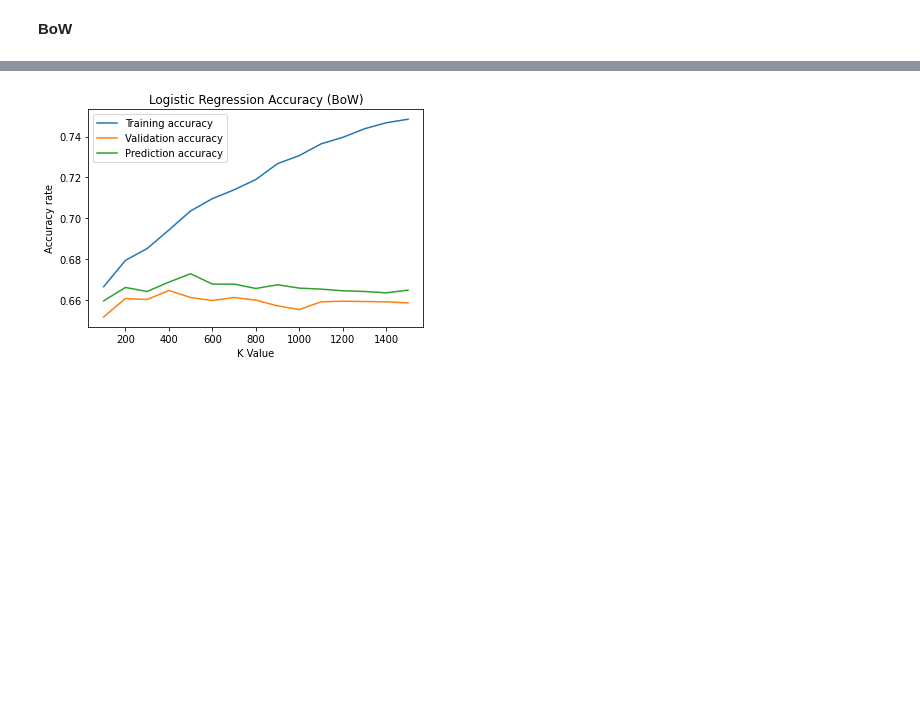
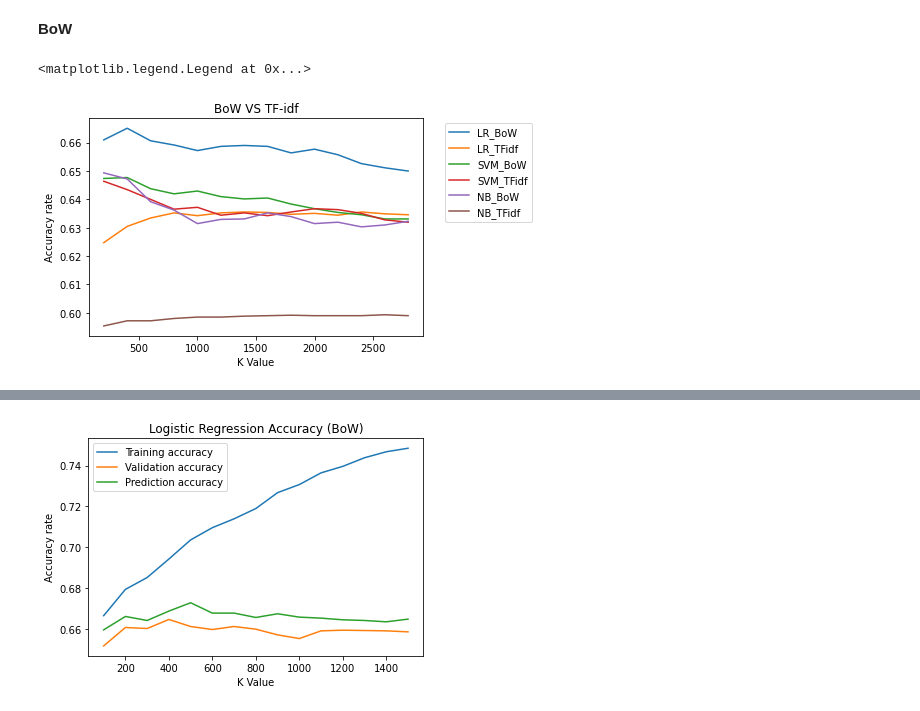
Before and after one commit to RicardoXXXXXX/Tweet-s-sentiment-prediction, a Jupyter notebook: COMP30027-Assignment2 (new).ipynb, the cells around one changed output, grey strips where cells are left out. Cells and saved outputs as stored; diff of their text form; code cells hidden in the pictures; blank space fills up the shorter version.

```diff
--- a/COMP30027-Assignment2 (new).ipynb
+++ b/COMP30027-Assignment2 (new).ipynb
@@ -210,7 +210,7 @@ tfidf_vectorizer = TfidfVectorizer(ngram_range=(1,2))
 X_train_tfidf_12 = tfidf_vectorizer.fit_transform(X_train_clean)
 
 #Use the feature set (vocabulary) from Train to vectorise the Test dataset
-X_test_tfidf_12 = tfidf_vectorizer.transform(X_valid_clean)
+X_valid_tfidf_12 = tfidf_vectorizer.transform(X_valid_clean)
 # %%
 # #Let's see one example tweet using the TFIDF feature space
 # print(X_train_tfidf[1])
@@ -330,16 +330,37 @@ def logistic_regression(k_value, c_value):
     return np.mean(y_train_predicted == y_train), lr_acc, lr.score(x_test_chi_final_lr, y_valid)
 
 #ta_lr, va_lr, pa_lr = logistic_regression(400, 1)
+# %%
+from sklearn.feature_selection import SelectKBest, chi2
+def chi_Tfidf(k_value, X_train_tfidf,X_valid_tfidf):
+    selector = SelectKBest(chi2,k=k_value)
+    x_train_chi_Tfidf = selector.fit_transform(X_train_tfidf ,y_train)
+    x_test_chi_Tfidf = selector.transform(X_valid_tfidf)
+
+    return x_train_chi_Tfidf , x_test_chi_Tfidf
+def chi_BoW(k_value, X_train_BoW,X_valid_BoW ):
+    selector = SelectKBest(chi2,k=k_value)
+    x_train_chi_Bow = selector.fit_transform(X_train_BoW ,y_train)
+    x_test_chi_Bow = selector.transform(X_valid_BoW)
+
+    return x_train_chi_Bow, x_test_chi_Bow
 # %%
+#TFidf vs BoW
+from sklearn.naive_bayes import MultinomialNB
+from sklearn.linear_model import LogisticRegression
+import numpy as np
+from sklearn.model_selection import cross_val_score
+from sklearn.svm import SVC
+
 lr_BoW = []
 lr_tfidf = []
 svm_BoW = []
 svm_tfidf = []
 NB_BoW = []
 NB_tfidf = []
-for k in range(500,3000,500):
-    x_train_chi_Bow, x_test_chi_Bow = chi_BoW(k, X_train_BoW, X_valid_BoW)
-    x_train_chi_Tfidf , x_test_chi_Tfidf = chi_Tfidf(k, X_train_tfidf,X_valid_tfidf)
+for k in range(200,3000,200):
+    x_train_chi_Bow, x_test_chi_Bow = chi_BoW(k, X_train_BoW_12, X_valid_BoW_12)
+    x_train_chi_Tfidf , x_test_chi_Tfidf = chi_Tfidf(k, X_train_tfidf_12,X_valid_tfidf_12)
     lr1 = LogisticRegression(max_iter=2000).fit(x_train_chi_Bow, y_train)
     lr1_acc = np.mean(cross_val_score(lr1,x_test_chi_Bow,y_valid,cv = 5))
     lr_BoW.append(lr1_acc)
@@ -359,19 +380,23 @@ for k in range(500,3000,500):
     nb2_acc = np.mean(cross_val_score(nb2,x_test_chi_Tfidf,y_valid,cv = 5))
     NB_tfidf.append(nb2_acc)
 # %%
-x = np.arange(500,3000,500)
+x = np.arange(200,3000,200)
 y1 = np.array(lr_BoW )
 y2 = np.array(lr_tfidf)
 y3 = np.array(svm_BoW )
 y4 = np.array(svm_tfidf)
 y5 = np.array(NB_BoW )
 y6 = np.array(NB_tfidf)
 plt.plot(x, y1)
 plt.plot(x, y2)
 plt.plot(x, y3)
 plt.plot(x, y4)
 plt.plot(x, y5)
 plt.plot(x, y6)
 plt.xlabel("K Value")
 plt.ylabel("Accuracy rate")
-plt.legend(['LR_BoW','LR_TFidf', 'SVM_BoW', 'SVM_TFidf', 'NB_BoW', 'NB_TFidf'])
+plt.title('BoW VS TF-idf')
+plt.legend(['LR_BoW','LR_TFidf', 'SVM_BoW', 'SVM_TFidf', 'NB_BoW', 'NB_TFidf'],bbox_to_anchor=(1.05, 1))
+# %% [output]
+<matplotlib.legend.Legend at 0x...>
+[figure, added]
```
Also changed, not shown: parts of 2 cells of this notebook.
